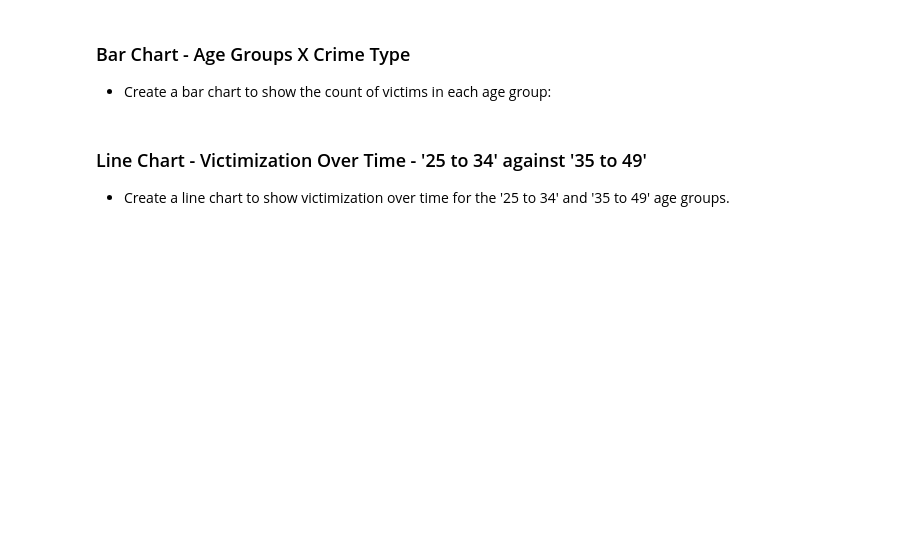
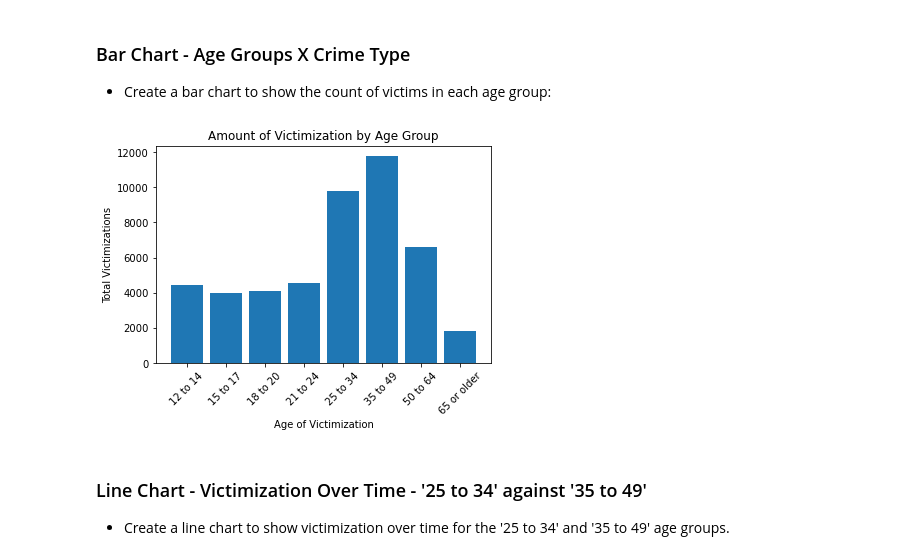
Before and after one commit to SyFlores/Crime_Victimization_and_the_Stock_Market, a Jupyter notebook: Analysis/NCVS_Analysis.ipynb, the cells around one changed output. Drawn from its saved outputs; the diff is of its cells as text; code cells hidden in the pictures; blank space fills up the shorter version.

```diff
--- a/Analysis/NCVS_Analysis.ipynb
+++ b/Analysis/NCVS_Analysis.ipynb
@@ -107,18 +126,21 @@ plt.show()
 # %%
 # Use existing datasets... no need to create a new dataset
 # Use group_ager_newcrime_df !!! 'count' for raw counts in those categories
 # and 'proportion_age' for proportion values within that age group
 
 age_vic = ncvs_df.groupby("ager")
 crime_age_vic = age_vic["newcrime"].count()
 crime_age_vic_list = crime_age_vic.values.tolist()
 ages_list = ["12 to 14","15 to 17","18 to 20","21 to 24","25 to 34","35 to 49","50 to 64","65 or older"]
 plt.bar(ages_list, crime_age_vic_list)
-plt.title("Amount of Victimization by age group")
+plt.title("Amount of Victimization by Age Group")
 plt.xlabel("Age of Victimization")
 plt.ylabel("Total Victimizations")
 plt.xticks(rotation=45)
+plt.savefig('age_victim.png')
 plt.show()
+# %% [output]
+[figure, added]
 # %% [markdown]
 ### Line Chart - Victimization Over Time - '25 to 34' against '35 to 49'
 - Create a line chart to show victimization over time for the '25 to 34' and '35 to 49' age groups.
```
Also changed, not shown: parts of 15 cells of this notebook, 7 other files.
